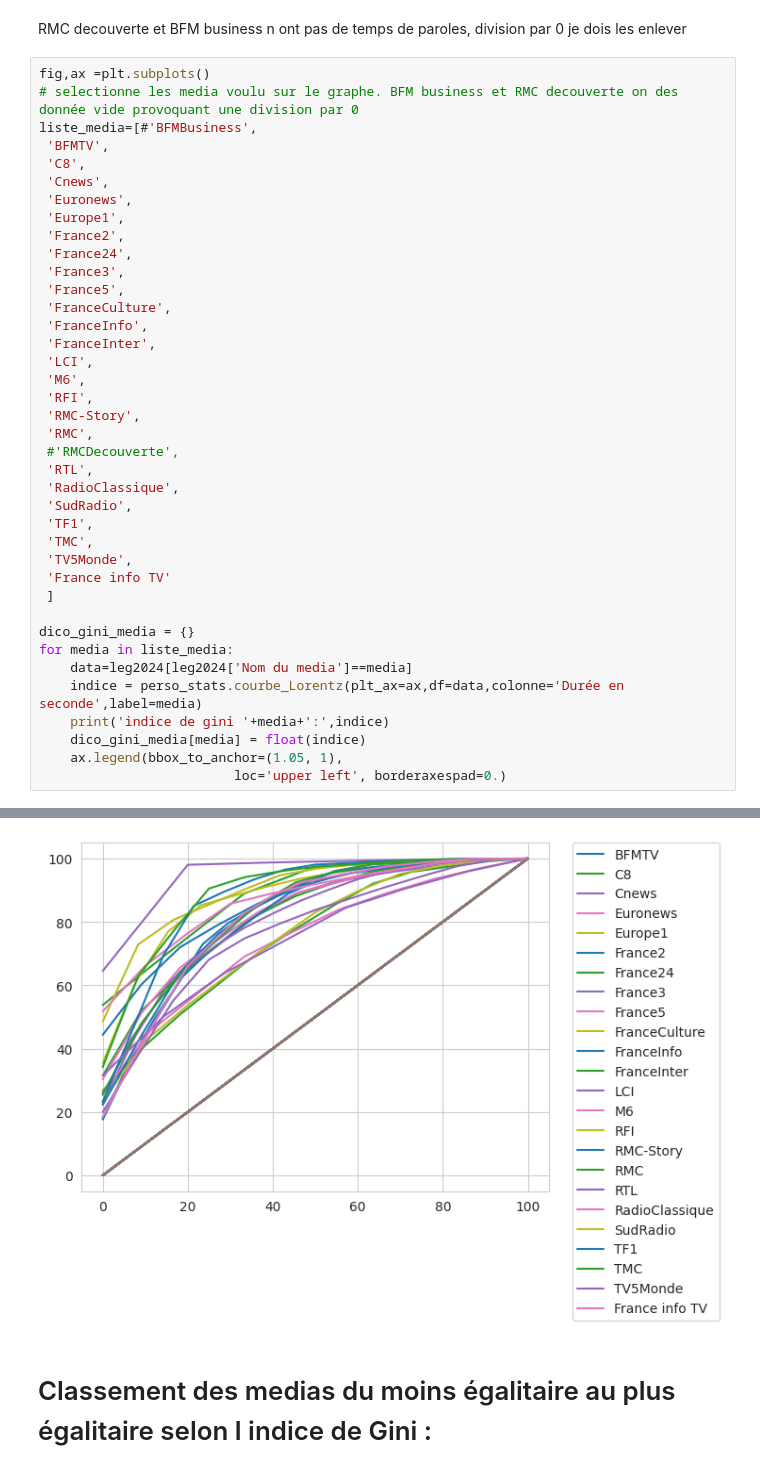
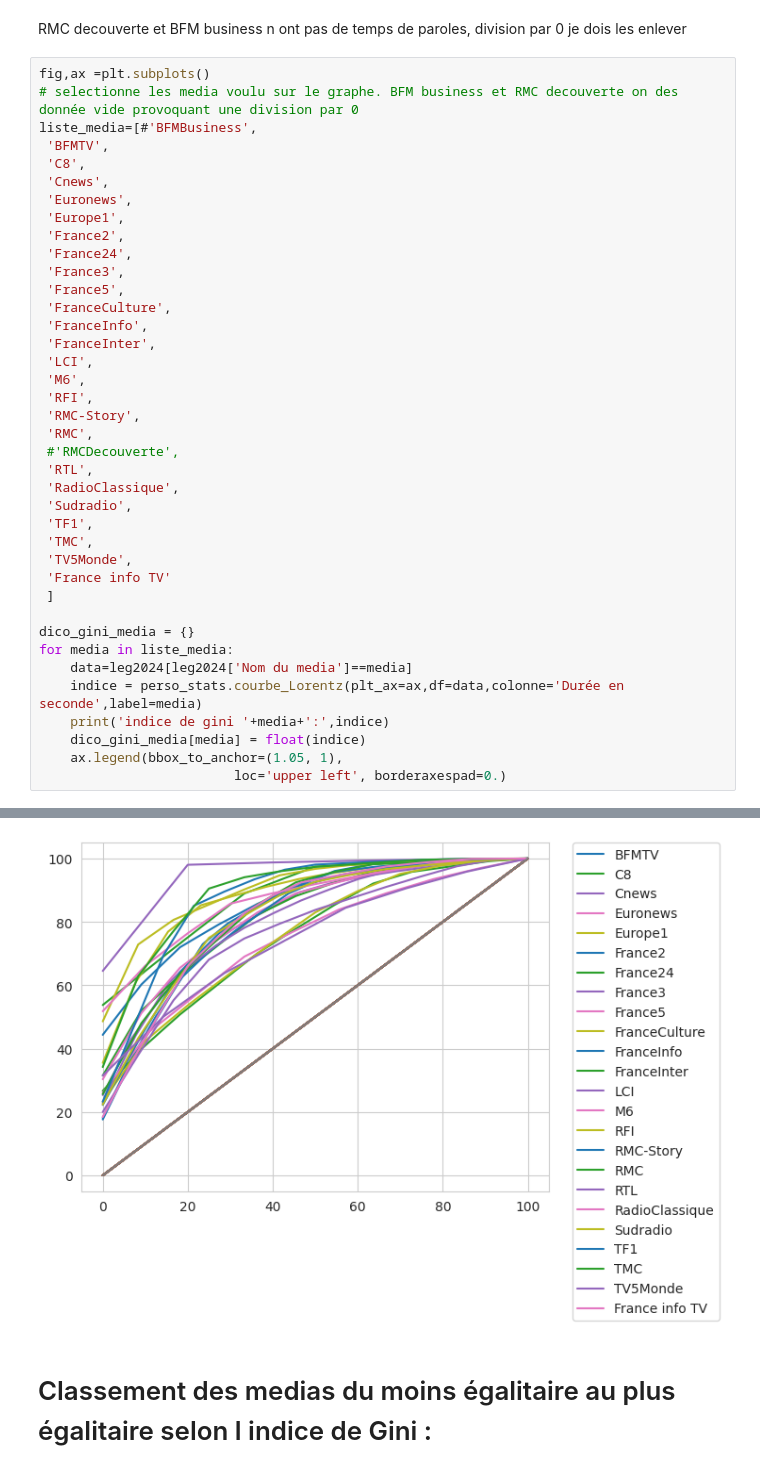
Before and after one commit to barrmath/temps_paroles_EU2024, a Jupyter notebook: Analyse_graph_leg.ipynb, the cells around one changed output, grey strips where cells are left out. Drawn from its saved outputs; the diff is of its cells as text.

Commit message:
sudradio: modifier pour pouvoir bien faire le merge avec media.csv

```diff
--- a/Analyse_graph_leg.ipynb
+++ b/Analyse_graph_leg.ipynb
@@ -89,40 +89,40 @@ liste_media=[#'BFMBusiness',
  #'RMCDecouverte',
  'RTL',
  'RadioClassique',
- 'SudRadio',
+ 'Sudradio',
  'TF1',
  'TMC',
  'TV5Monde',
  'France info TV'
  ]
 
 dico_gini_media = {}
 for media in liste_media:
     data=leg2024[leg2024['Nom du media']==media]
     indice = perso_stats.courbe_Lorentz(plt_ax=ax,df=data,colonne='Durée en seconde',label=media)
     print('indice de gini '+media+':',indice)
     dico_gini_media[media] = float(indice)
     ax.legend(bbox_to_anchor=(1.05, 1),
                          loc='upper left', borderaxespad=0.)
 # %% [output]
 indice de gini BFMTV: 0.71087735471604
 indice de gini C8: 1.0325124347931574
 indice de gini Cnews: 0.7340637994005694
 indice de gini Euronews: -1.0
 indice de gini Europe1: 0.877077301270386
 indice de gini France2: 0.8642933116436219
 indice de gini France24: 0.7726402474501596
 indice de gini France3: 1.241470104223807
 indice de gini France5: 0.7774514384887523
 indice de gini FranceCulture: 0.941045330691107
 indice de gini FranceInfo: 0.7056558909725092
 indice de gini FranceInter: 0.628362101433313
 ... (8 lines left out)
 indice de gini TF1: 0.8543067700835781
 indice de gini TMC: 0.914155045733993
 indice de gini TV5Monde: 0.6869471991423208
 indice de gini France info TV: 0.7256884711036073
-[figure, old version]
+[figure, new version]
 # %% [markdown]
 # Classement des medias du moins égalitaire au plus égalitaire selon l indice de Gini :
 # %%
```
Also changed, not shown: parts of 5 cells of this notebook, 2 other files.
